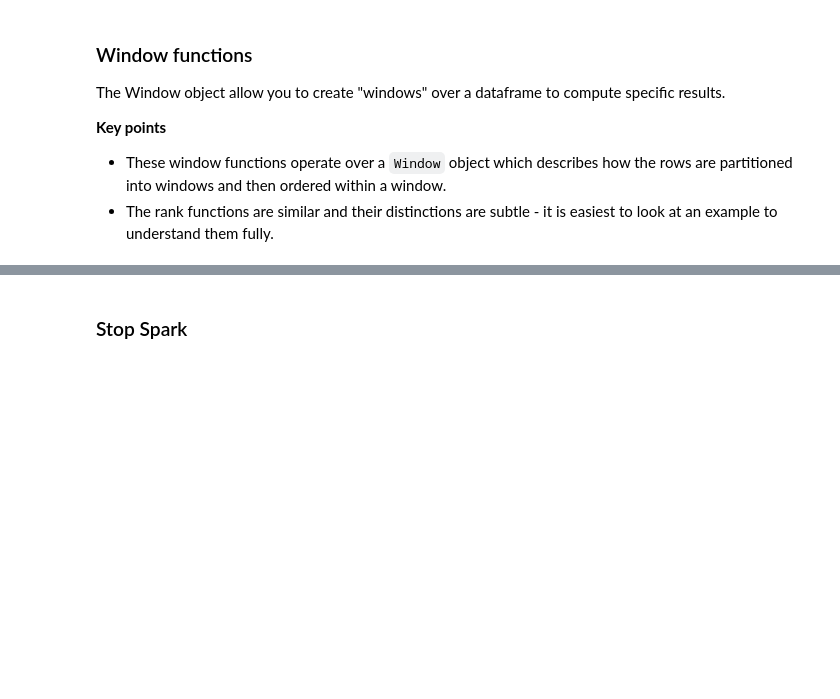
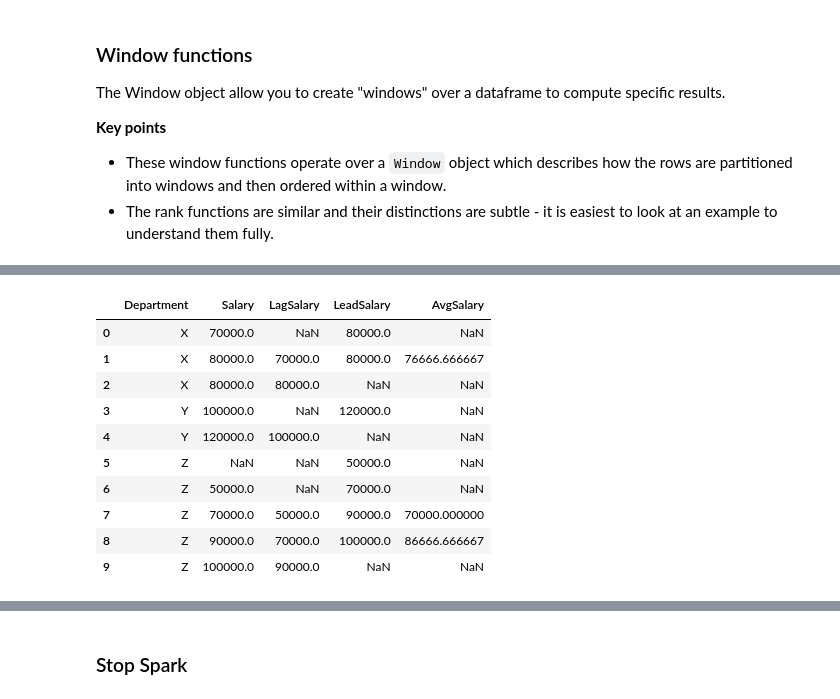
Before and after one commit to shrestha-rujal/data-420-spark, a Jupyter notebook: Dataframe API/DataFrame API Example 6 (Window functions).ipynb, the cells around one changed output, grey strips where cells are left out. Cells and saved outputs as stored; diff of their text form; code cells hidden in the pictures; blank space fills up the shorter version.

```diff
--- a/Dataframe API/DataFrame API Example 6 (Window functions).ipynb
+++ b/Dataframe API/DataFrame API Example 6 (Window functions).ipynb
@@ -280,15 +371,30 @@ show_as_html(temp)
 # %%
 # We can also select from adjacent rows within the partitioning based on the ordering e.g. F.lag() and F.lead()
 
 windowSpec = Window.partitionBy("Department").orderBy("Salary")
 
+salaryCol = F.col('Salary')
+
 temp = data.select(
     F.col("Department"),
-    F.col("Salary"),
+    salaryCol,
     F.lag(F.col("Salary"), 1).over(windowSpec).alias("LagSalary"),
     F.lead(F.col("Salary"), 1).over(windowSpec).alias("LeadSalary"),
+    ((salaryCol + F.lag(salaryCol, 1).over(windowSpec) + F.lead(salaryCol, 1).over(windowSpec)) / 3).alias('AvgSalary'),
 )
 show_as_html(temp)
+# %% [output]
+|  | Department | Salary | LagSalary | LeadSalary | AvgSalary |
+| 0 | X | 70000.0 | NaN | 80000.0 | NaN |
+| 1 | X | 80000.0 | 70000.0 | 80000.0 | 76666.666667 |
+| 2 | X | 80000.0 | 80000.0 | NaN | NaN |
+| 3 | Y | 100000.0 | NaN | 120000.0 | NaN |
+| 4 | Y | 120000.0 | 100000.0 | NaN | NaN |
+| 5 | Z | NaN | NaN | 50000.0 | NaN |
+| 6 | Z | 50000.0 | NaN | 70000.0 | NaN |
+| 7 | Z | 70000.0 | 50000.0 | 90000.0 | 70000.000000 |
+| 8 | Z | 90000.0 | 70000.0 | 100000.0 | 86666.666667 |
+| 9 | Z | 100000.0 | 90000.0 | NaN | NaN |
 # %%
 # This allows us to compute results that require information from adjacent rows
 
```
Also changed, not shown: parts of 8 cells of this notebook, 18 other files.
